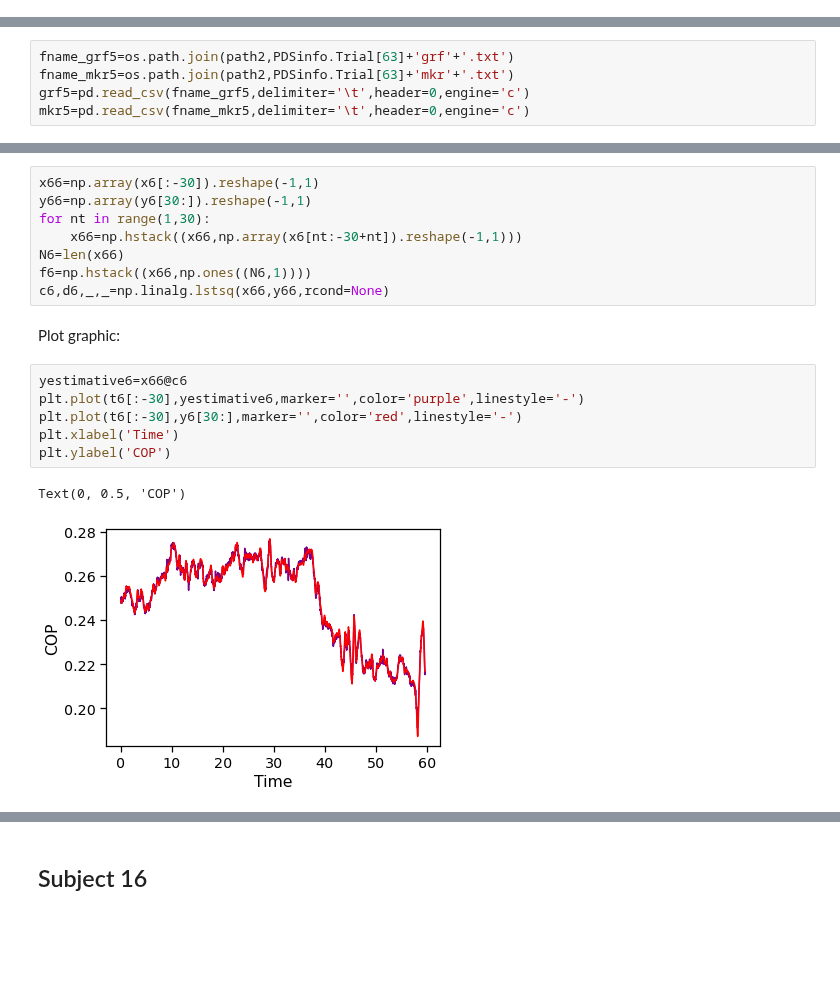
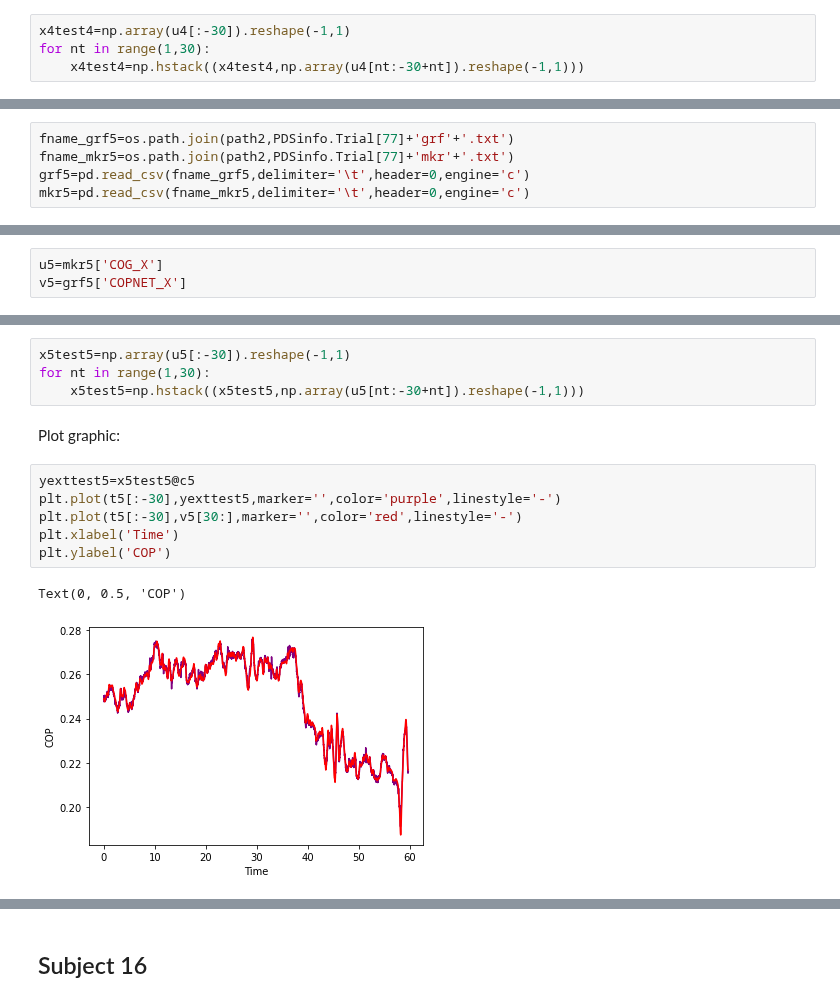
Before and after one commit to FernandaVanzini/COPandCOGestimar, a Jupyter notebook: RegressãoLinear.ipynb, the cells around one changed output, grey strips where cells are left out. Saved outputs shown, nothing was run; the diff lists cells and outputs as text; blank space fills up the shorter version.

```diff
--- a/RegressãoLinear.ipynb
+++ b/RegressãoLinear.ipynb
@@ -275 +303,5 @@ c4,d4,_,_=np.linalg.lstsq(x44,y44,rcond=None)
+# %%
+x4test4=np.array(u4[:-30]).reshape(-1,1)
+for nt in range(1,30):
+    x4test4=np.hstack((x4test4,np.array(u4[nt:-30+nt]).reshape(-1,1)))
 # %% [markdown]
@@ -295,8 +327,8 @@ print(e4)
 # %% [markdown]
 Getting data:
 # %%
-fname_grf5=os.path.join(path2,PDSinfo.Trial[63]+'grf'+'.txt')
-fname_mkr5=os.path.join(path2,PDSinfo.Trial[63]+'mkr'+'.txt')
+fname_grf5=os.path.join(path2,PDSinfo.Trial[77]+'grf'+'.txt')
+fname_mkr5=os.path.join(path2,PDSinfo.Trial[77]+'mkr'+'.txt')
 grf5=pd.read_csv(fname_grf5,delimiter='\t',header=0,engine='c')
 mkr5=pd.read_csv(fname_mkr5,delimiter='\t',header=0,engine='c')
 # %% [markdown]
@@ -352,0 +357,3 @@ Get coeficient values:
+# %%
+u5=mkr5['COG_X']
+v5=grf5['COPNET_X']
@@ -353,20 +362,16 @@ Get coeficient values:
 # %%
-x66=np.array(x6[:-30]).reshape(-1,1)
-y66=np.array(y6[30:]).reshape(-1,1)
+x5test5=np.array(u5[:-30]).reshape(-1,1)
 for nt in range(1,30):
-    x66=np.hstack((x66,np.array(x6[nt:-30+nt]).reshape(-1,1)))
-N6=len(x66)
-f6=np.hstack((x66,np.ones((N6,1))))
-c6,d6,_,_=np.linalg.lstsq(x66,y66,rcond=None)
+    x5test5=np.hstack((x5test5,np.array(u5[nt:-30+nt]).reshape(-1,1)))
 # %% [markdown]
 Plot graphic:
 # %%
-yestimative6=x66@c6
-plt.plot(t6[:-30],yestimative6,marker='',color='purple',linestyle='-')
-plt.plot(t6[:-30],y6[30:],marker='',color='red',linestyle='-')
+yexttest5=x5test5@c5
+plt.plot(t5[:-30],yexttest5,marker='',color='purple',linestyle='-')
+plt.plot(t5[:-30],v5[30:],marker='',color='red',linestyle='-')
 plt.xlabel('Time')
 plt.ylabel('COP')
 # %% [output]
 Text(0, 0.5, 'COP')
-[figure, old version]
+[figure, new version]
 # %%
```
Also changed, not shown: parts of 42 cells of this notebook.
